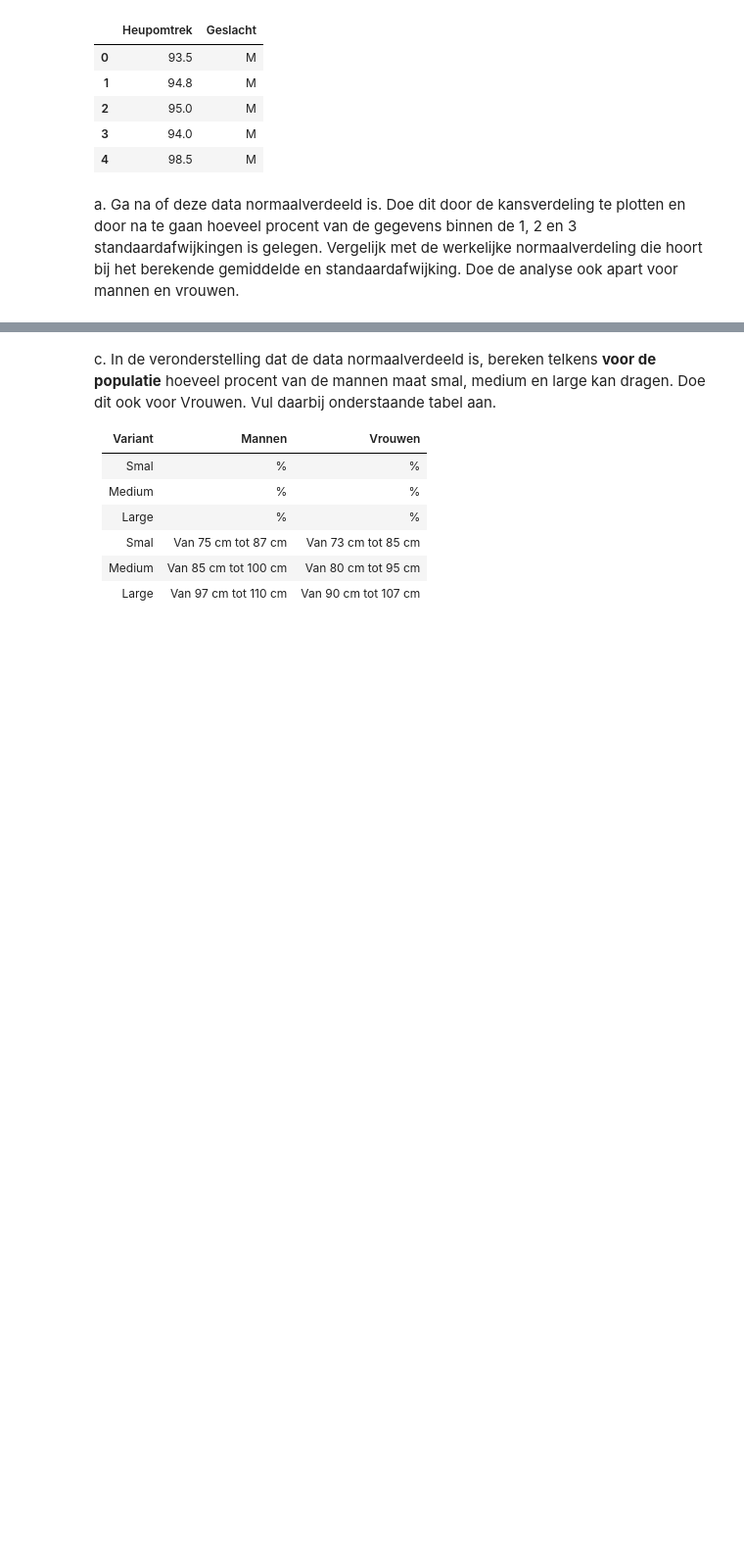
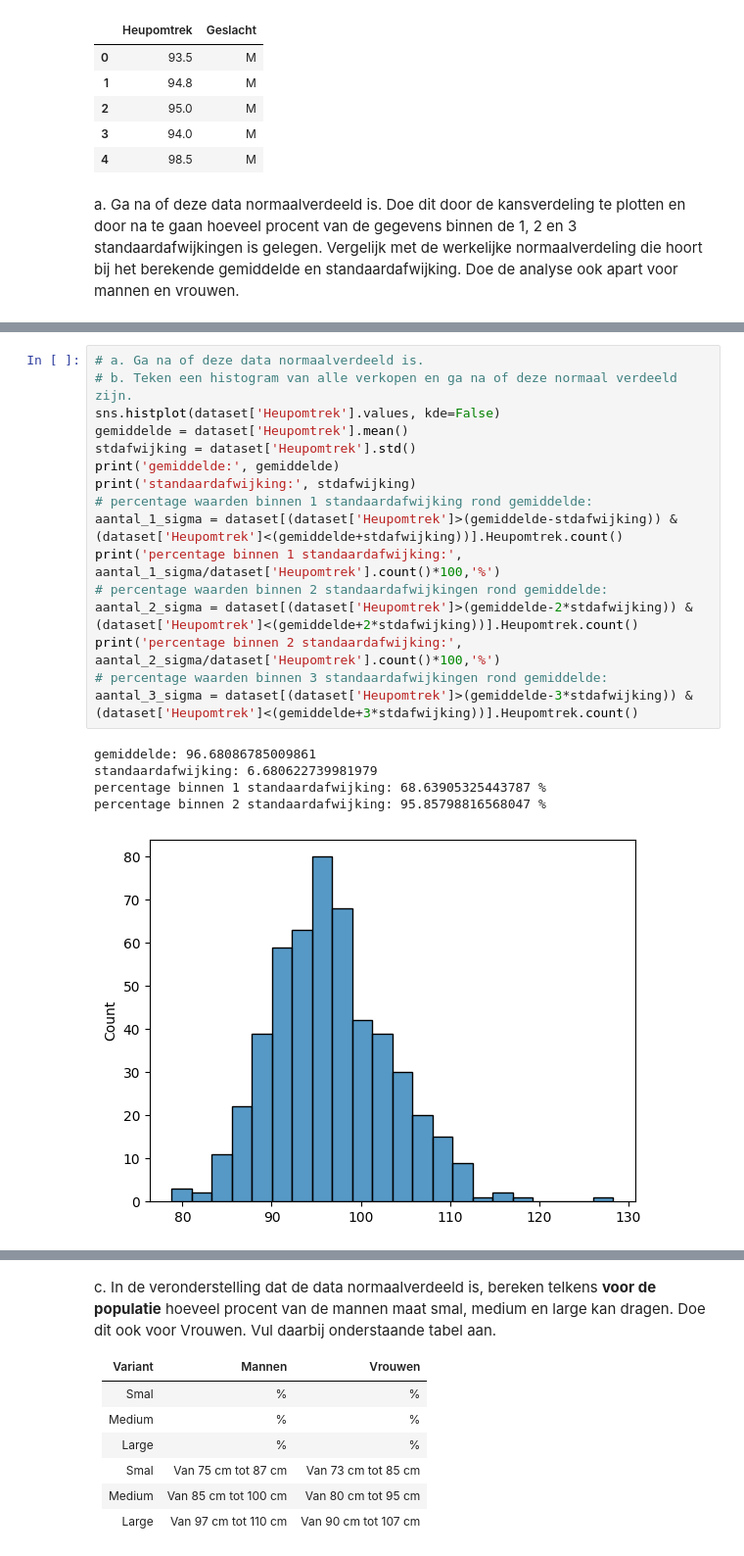
Before and after one commit to pascal-maker/Python, a Jupyter notebook: Labo_04_Continue_Kansverdelingen_Opdracht.ipynb, the cells around one changed output, grey strips where cells are left out. Shown: that part at 98% size. Cells and saved outputs as stored; diff of their text form; blank space fills up the shorter version.

```diff
--- a/Labo_04_Continue_Kansverdelingen_Opdracht.ipynb
+++ b/Labo_04_Continue_Kansverdelingen_Opdracht.ipynb
@@ -675,0 +644,22 @@ Standaardafwijking Heupomtrek: 6.94
+# %%
+# a. Ga na of deze data normaalverdeeld is.
+# b. Teken een histogram van alle verkopen en ga na of deze normaal verdeeld zijn.
+sns.histplot(dataset['Heupomtrek'].values, kde=False)
+gemiddelde = dataset['Heupomtrek'].mean()
+stdafwijking = dataset['Heupomtrek'].std()
+print('gemiddelde:', gemiddelde)
+print('standaardafwijking:', stdafwijking)
+# percentage waarden binnen 1 standaardafwijking rond gemiddelde:
+aantal_1_sigma = dataset[(dataset['Heupomtrek']>(gemiddelde-stdafwijking)) & (dataset['Heupomtrek']<(gemiddelde+stdafwijking))].Heupomtrek.count()
+print('percentage binnen 1 standaardafwijking:', aantal_1_sigma/dataset['Heupomtrek'].count()*100,'%')
+# percentage waarden binnen 2 standaardafwijkingen rond gemiddelde:
+aantal_2_sigma = dataset[(dataset['Heupomtrek']>(gemiddelde-2*stdafwijking)) & (dataset['Heupomtrek']<(gemiddelde+2*stdafwijking))].Heupomtrek.count()
+print('percentage binnen 2 standaardafwijking:', aantal_2_sigma/dataset['Heupomtrek'].count()*100,'%')
+# percentage waarden binnen 3 standaardafwijkingen rond gemiddelde:
+aantal_3_sigma = dataset[(dataset['Heupomtrek']>(gemiddelde-3*stdafwijking)) & (dataset['Heupomtrek']<(gemiddelde+3*stdafwijking))].Heupomtrek.count()
+# %% [output]
+gemiddelde: 96.68086785009861
+standaardafwijking: 6.680622739981979
+percentage binnen 1 standaardafwijking: 68.63905325443787 %
+percentage binnen 2 standaardafwijking: 95.85798816568047 %
+[figure, added]
```
Also changed, not shown: parts of 53 cells of this notebook.
